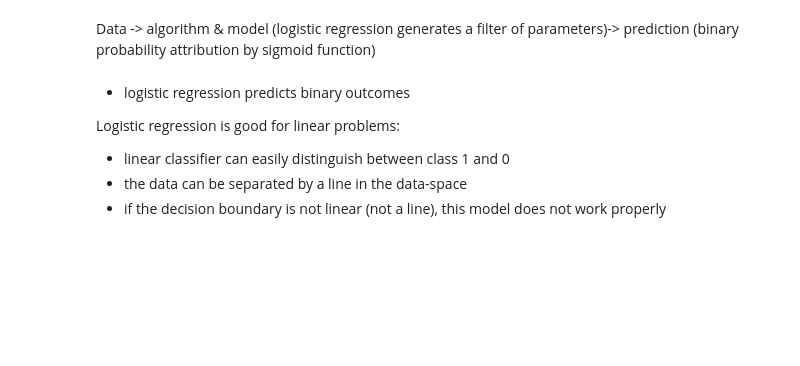
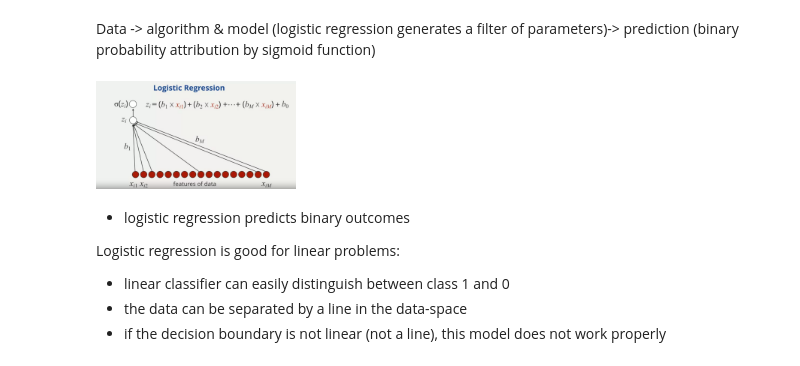
Before and after one commit to biagzi/data_science, a Jupyter notebook: intro_ml_duke/logistic_regression/logistic_regression.ipynb, the cells around one changed output. Cells and saved outputs as stored; diff of their text form; code cells hidden in the pictures; blank space fills up the shorter version.

```diff
--- a/intro_ml_duke/logistic_regression/logistic_regression.ipynb
+++ b/intro_ml_duke/logistic_regression/logistic_regression.ipynb
@@ -1,5 +1,10 @@
 # %% [markdown]
 Data -> algorithm & model (logistic regression generates a filter of parameters)-> prediction (binary probability attribution by sigmoid function)
+# %%
+from IPython.display import Image
+Image("model_image.png",width = 200, height = 100)
+# %% [output]
+[figure, added]
 # %% [markdown]
 - logistic regression predicts binary outcomes
 
```
Also changed, not shown: parts of 1 cell of this notebook, 7 other files.
